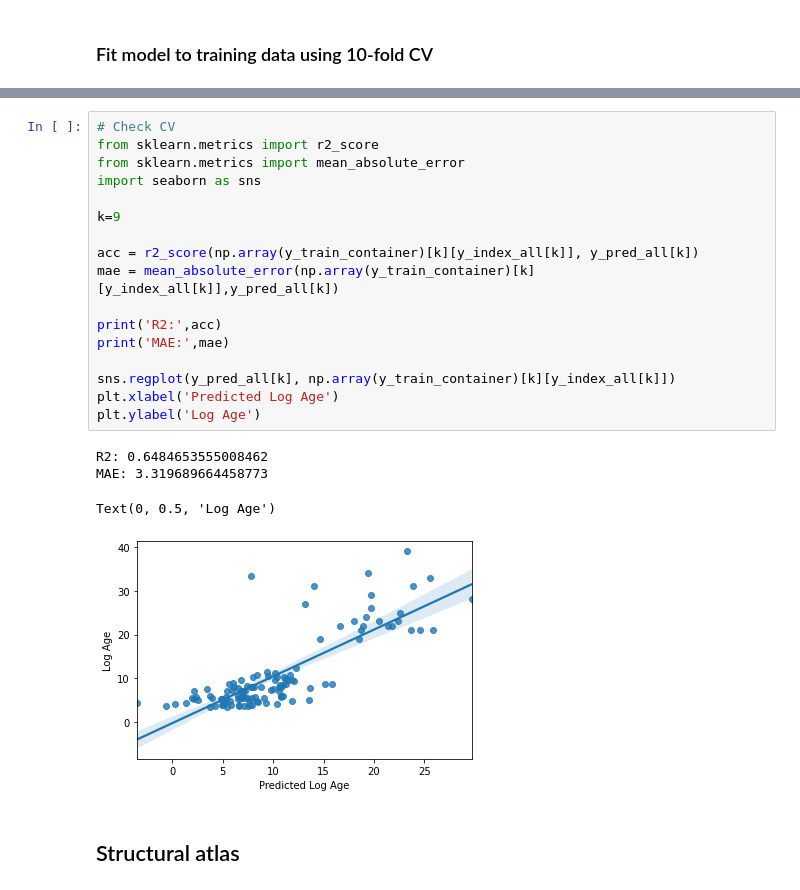
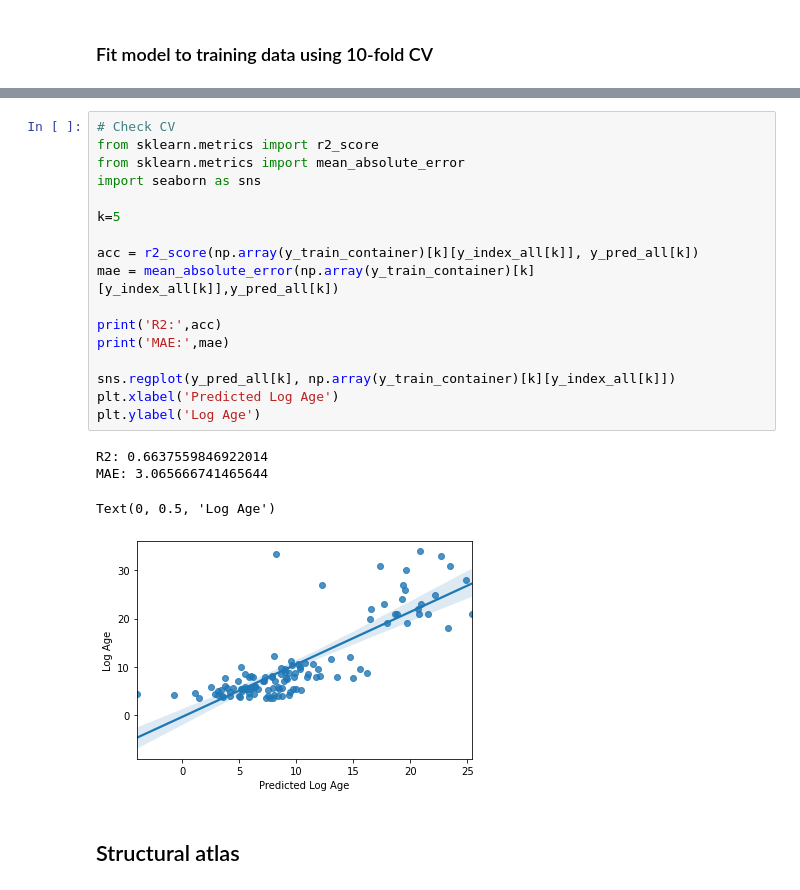
Before and after one commit to brainhack-school2020/stephaniealley_bhs2020_project, a Jupyter notebook: Command_Files/rs-fMRI_age_prediction.ipynb, the cells around one changed output, grey strips where cells are left out. Saved outputs shown, nothing was run; the diff lists cells and outputs as text.

```diff
--- a/Command_Files/rs-fMRI_age_prediction.ipynb
+++ b/Command_Files/rs-fMRI_age_prediction.ipynb
@@ -324,25 +324,25 @@ for j in range(len(X_train_container)):
 # %%
 # Check CV
 from sklearn.metrics import r2_score
 from sklearn.metrics import mean_absolute_error
 import seaborn as sns
 
-k=9
+k=5
 
 acc = r2_score(np.array(y_train_container)[k][y_index_all[k]], y_pred_all[k])
 mae = mean_absolute_error(np.array(y_train_container)[k][y_index_all[k]],y_pred_all[k])
 
 print('R2:',acc)
 print('MAE:',mae)
 
 sns.regplot(y_pred_all[k], np.array(y_train_container)[k][y_index_all[k]])
 plt.xlabel('Predicted Log Age')
 plt.ylabel('Log Age')
 # %% [output]
-R2: 0.6484653555008462
-MAE: 3.319689664458773
+R2: 0.6637559846922014
+MAE: 3.065666741465644
 Text(0, 0.5, 'Log Age')
-[figure, old version]
+[figure, new version]
 # %% [markdown]
 ## Structural atlas
 # %% [markdown]
```
Also changed, not shown: parts of 14 cells of this notebook.
